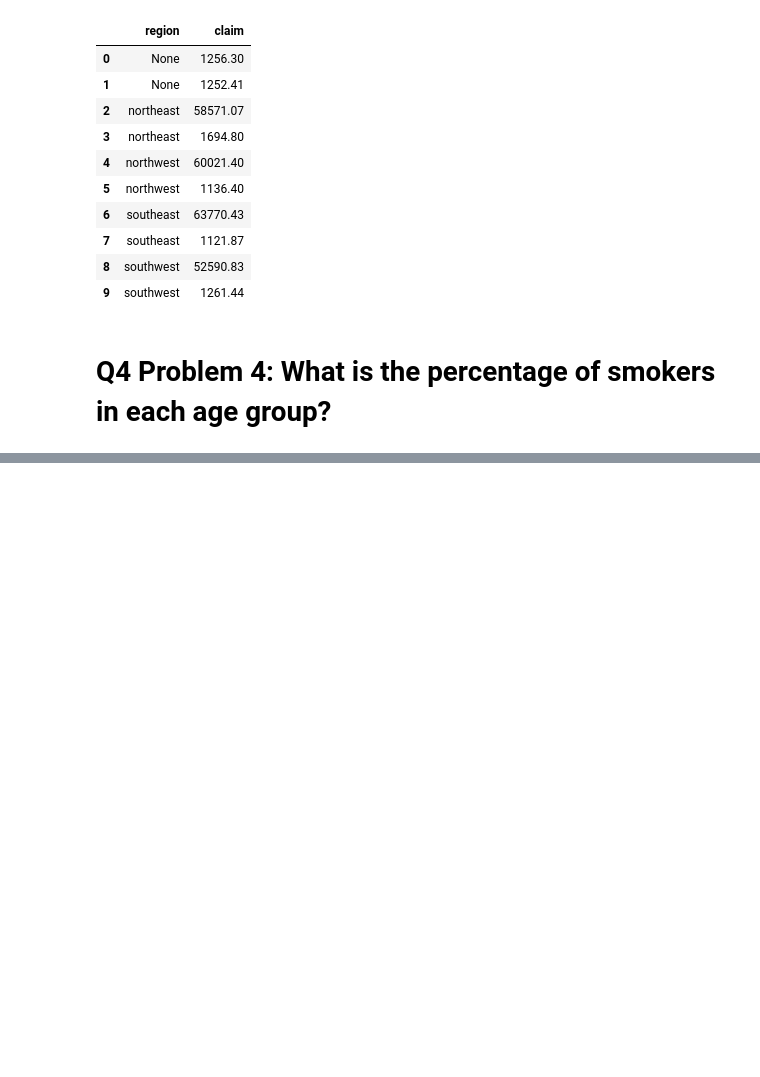
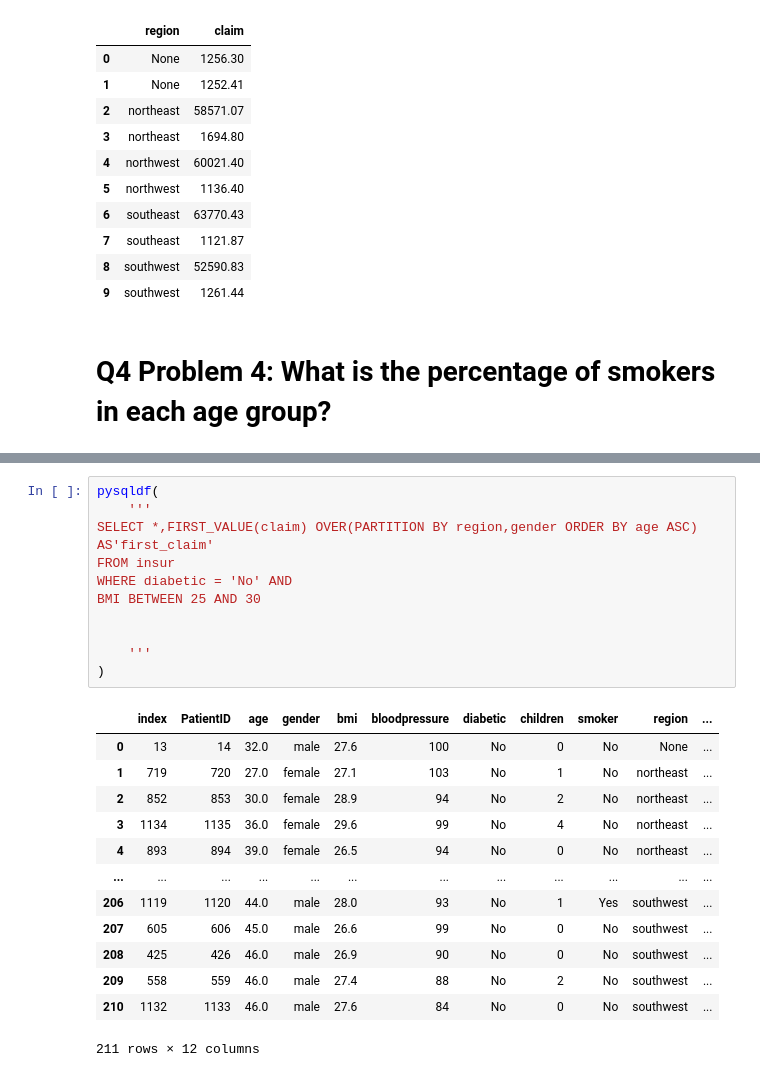
Before and after one commit to mmilannaik/bostonhousepricing, a Jupyter notebook: W16S1_SQL_Window_01Task.ipynb, the cells around one changed output, grey strips where cells are left out. Drawn from its saved outputs; the diff is of its cells as text; blank space fills up the shorter version.

```diff
--- a/W16S1_SQL_Window_01Task.ipynb
+++ b/W16S1_SQL_Window_01Task.ipynb
@@ -132,0 +385,25 @@ WHERE t.rank_region_DESC = 1 OR t.rank_region_ASC =1
+# %%
+pysqldf(
+    '''
+SELECT *,FIRST_VALUE(claim) OVER(PARTITION BY region,gender ORDER BY age ASC) AS'first_claim'
+FROM insur
+WHERE diabetic = 'No' AND
+BMI BETWEEN 25 AND 30
+
+
+    '''
+)
+# %% [output]
+|  | index | PatientID | age | gender | bmi | bloodpressure | diabetic | children | smoker | region | ... |
+| 0 | 13 | 14 | 32.0 | male | 27.6 | 100 | No | 0 | No | None | ... |
+| 1 | 719 | 720 | 27.0 | female | 27.1 | 103 | No | 1 | No | northeast | ... |
+| 2 | 852 | 853 | 30.0 | female | 28.9 | 94 | No | 2 | No | northeast | ... |
+| 3 | 1134 | 1135 | 36.0 | female | 29.6 | 99 | No | 4 | No | northeast | ... |
+| 4 | 893 | 894 | 39.0 | female | 26.5 | 94 | No | 0 | No | northeast | ... |
+| ... | ... | ... | ... | ... | ... | ... | ... | ... | ... | ... | ... |
+| 206 | 1119 | 1120 | 44.0 | male | 28.0 | 93 | No | 1 | Yes | southwest | ... |
+| 207 | 605 | 606 | 45.0 | male | 26.6 | 99 | No | 0 | No | southwest | ... |
+| 208 | 425 | 426 | 46.0 | male | 26.9 | 90 | No | 0 | No | southwest | ... |
+| 209 | 558 | 559 | 46.0 | male | 27.4 | 88 | No | 2 | No | southwest | ... |
+| 210 | 1132 | 1133 | 46.0 | male | 27.6 | 84 | No | 0 | No | southwest | ... |
+211 rows × 12 columns
```
Also changed, not shown: parts of 20 cells of this notebook.
